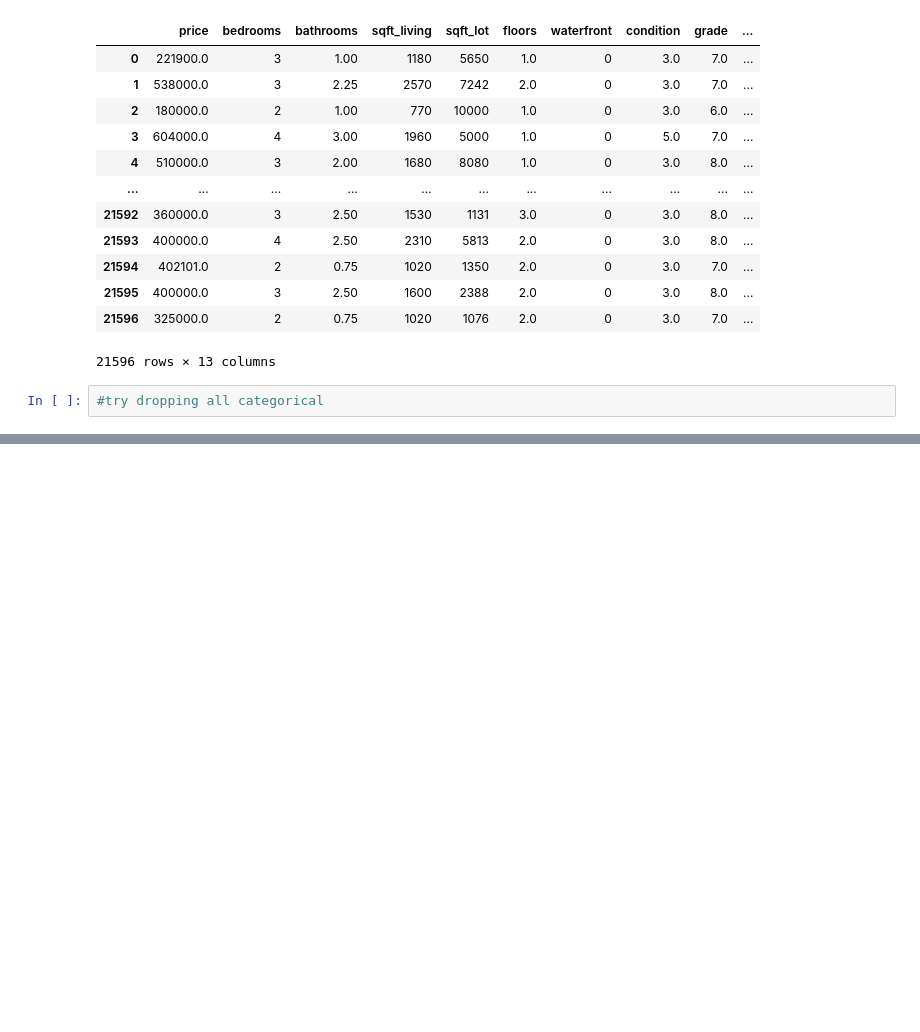
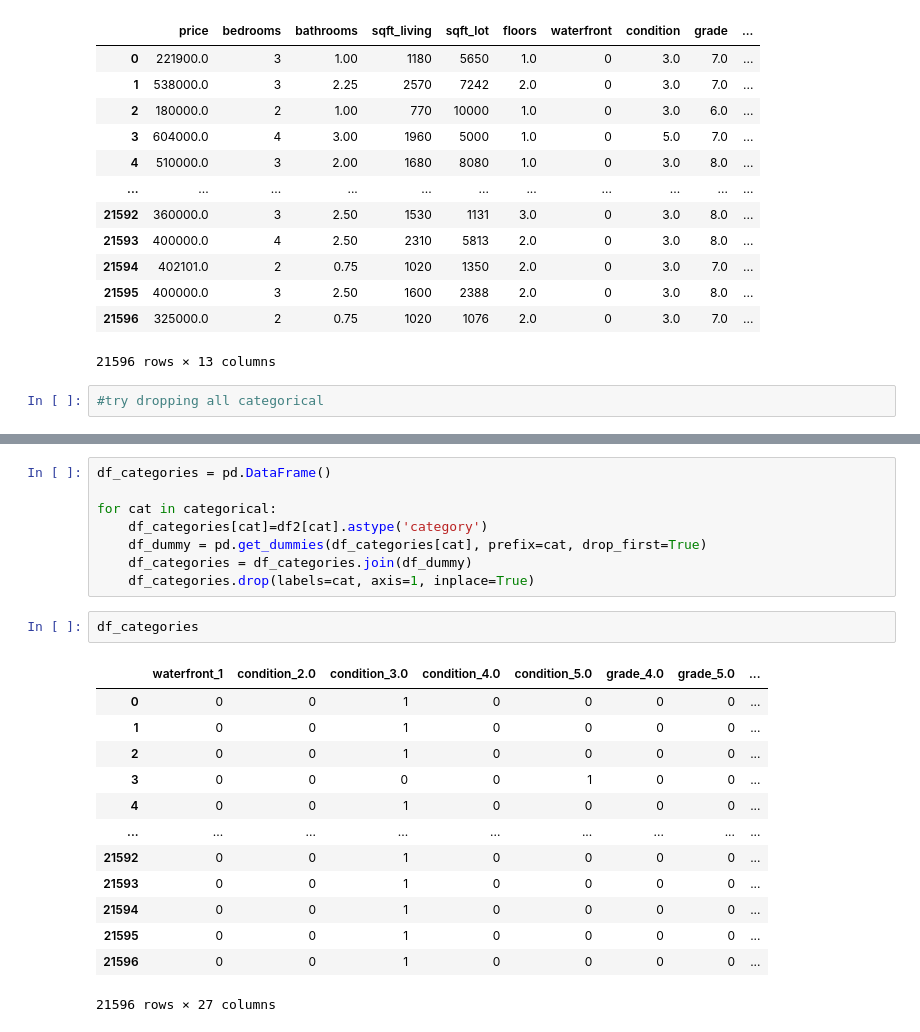
Before and after one commit to vict0rkang/dsc-phase-2-project-v2-3, a Jupyter notebook: student.ipynb, the cells around one changed output, grey strips where cells are left out. Drawn from its saved outputs; the diff is of its cells as text; blank space fills up the shorter version.

```diff
--- a/student.ipynb
+++ b/student.ipynb
@@ -1261,0 +1368,24 @@ df2
+# %%
+df_categories = pd.DataFrame()
+
+for cat in categorical:
+    df_categories[cat]=df2[cat].astype('category')
+    df_dummy = pd.get_dummies(df_categories[cat], prefix=cat, drop_first=True)
+    df_categories = df_categories.join(df_dummy)
+    df_categories.drop(labels=cat, axis=1, inplace=True)
+# %%
+df_categories
+# %% [output]
+|  | waterfront_1 | condition_2.0 | condition_3.0 | condition_4.0 | condition_5.0 | grade_4.0 | grade_5.0 | ... |
+| 0 | 0 | 0 | 1 | 0 | 0 | 0 | 0 | ... |
+| 1 | 0 | 0 | 1 | 0 | 0 | 0 | 0 | ... |
+| 2 | 0 | 0 | 1 | 0 | 0 | 0 | 0 | ... |
+| 3 | 0 | 0 | 0 | 0 | 1 | 0 | 0 | ... |
+| 4 | 0 | 0 | 1 | 0 | 0 | 0 | 0 | ... |
+| ... | ... | ... | ... | ... | ... | ... | ... | ... |
+| 21592 | 0 | 0 | 1 | 0 | 0 | 0 | 0 | ... |
+| 21593 | 0 | 0 | 1 | 0 | 0 | 0 | 0 | ... |
+| 21594 | 0 | 0 | 1 | 0 | 0 | 0 | 0 | ... |
+| 21595 | 0 | 0 | 1 | 0 | 0 | 0 | 0 | ... |
+| 21596 | 0 | 0 | 1 | 0 | 0 | 0 | 0 | ... |
+21596 rows × 27 columns
```
Also changed, not shown: parts of 10 cells of this notebook.
